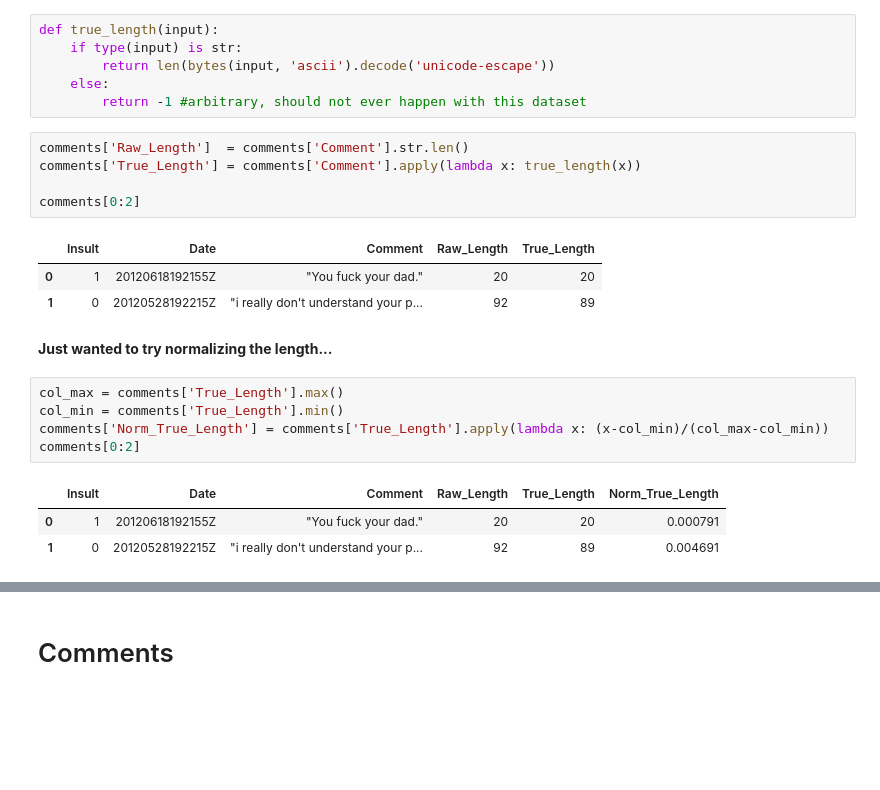
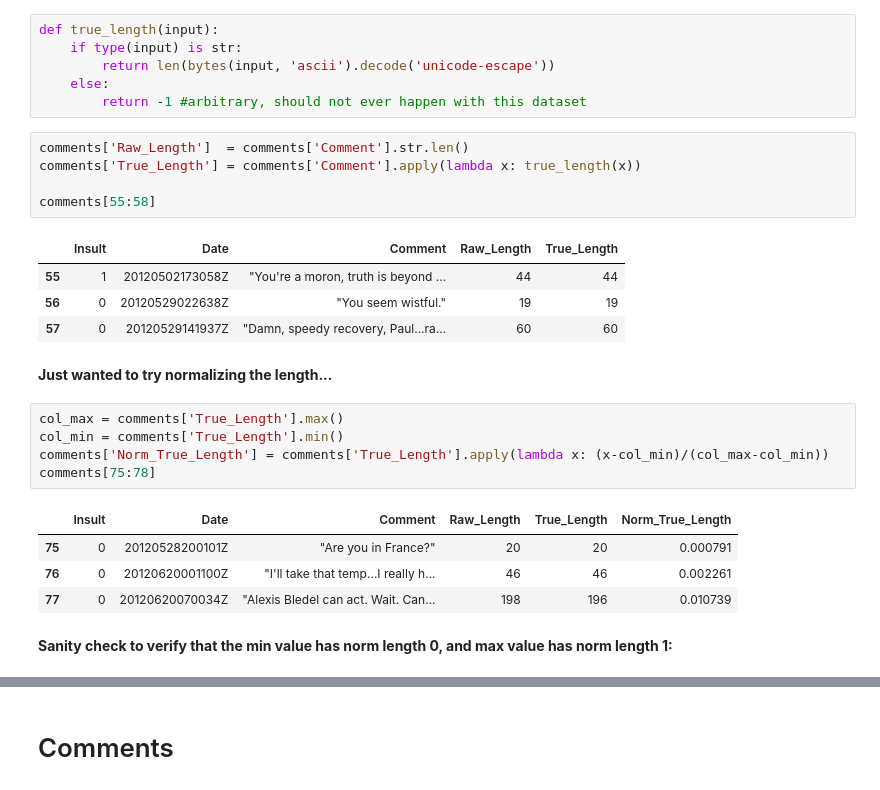
Before and after one commit to PaulUrsulean/machine-learning-vu, a Jupyter notebook: notebooks/exploring.ipynb, the cells around one changed output, grey strips where cells are left out. Drawn from its saved outputs; the diff is of its cells as text; blank space fills up the shorter version.

```diff
--- a/notebooks/exploring.ipynb
+++ b/notebooks/exploring.ipynb
@@ -66,19 +70,23 @@ def true_length(input):
 comments['Raw_Length']  = comments['Comment'].str.len()
 comments['True_Length'] = comments['Comment'].apply(lambda x: true_length(x))
 
-comments[0:2]
+comments[55:58]
 # %% [output]
 |  | Insult | Date | Comment | Raw_Length | True_Length |
-| 0 | 1 | 20120618192155Z | "You fuck your dad." | 20 | 20 |
-| 1 | 0 | 20120528192215Z | "i really don't understand your p... | 92 | 89 |
+| 55 | 1 | 20120502173058Z | "You're a moron, truth is beyond ... | 44 | 44 |
+| 56 | 0 | 20120529022638Z | "You seem wistful." | 19 | 19 |
+| 57 | 0 | 20120529141937Z | "Damn, speedy recovery, Paul...ra... | 60 | 60 |
 # %% [markdown]
 **Just wanted to try normalizing the length...**
 # %%
 col_max = comments['True_Length'].max()
 col_min = comments['True_Length'].min()
 comments['Norm_True_Length'] = comments['True_Length'].apply(lambda x: (x-col_min)/(col_max-col_min))
-comments[0:2]
+comments[75:78]
 # %% [output]
 |  | Insult | Date | Comment | Raw_Length | True_Length | Norm_True_Length |
-| 0 | 1 | 20120618192155Z | "You fuck your dad." | 20 | 20 | 0.000791 |
-| 1 | 0 | 20120528192215Z | "i really don't understand your p... | 92 | 89 | 0.004691 |
+| 75 | 0 | 20120528200101Z | "Are you in France?" | 20 | 20 | 0.000791 |
+| 76 | 0 | 20120620001100Z | "I'll take that temp...I really h... | 46 | 46 | 0.002261 |
+| 77 | 0 | 20120620070034Z | "Alexis Bledel can act. Wait. Can... | 198 | 196 | 0.010739 |
+# %% [markdown]
+**Sanity check to verify that the min value has norm length 0, and max value has norm length 1:**
```
Also changed, not shown: parts of 13 cells of this notebook.
